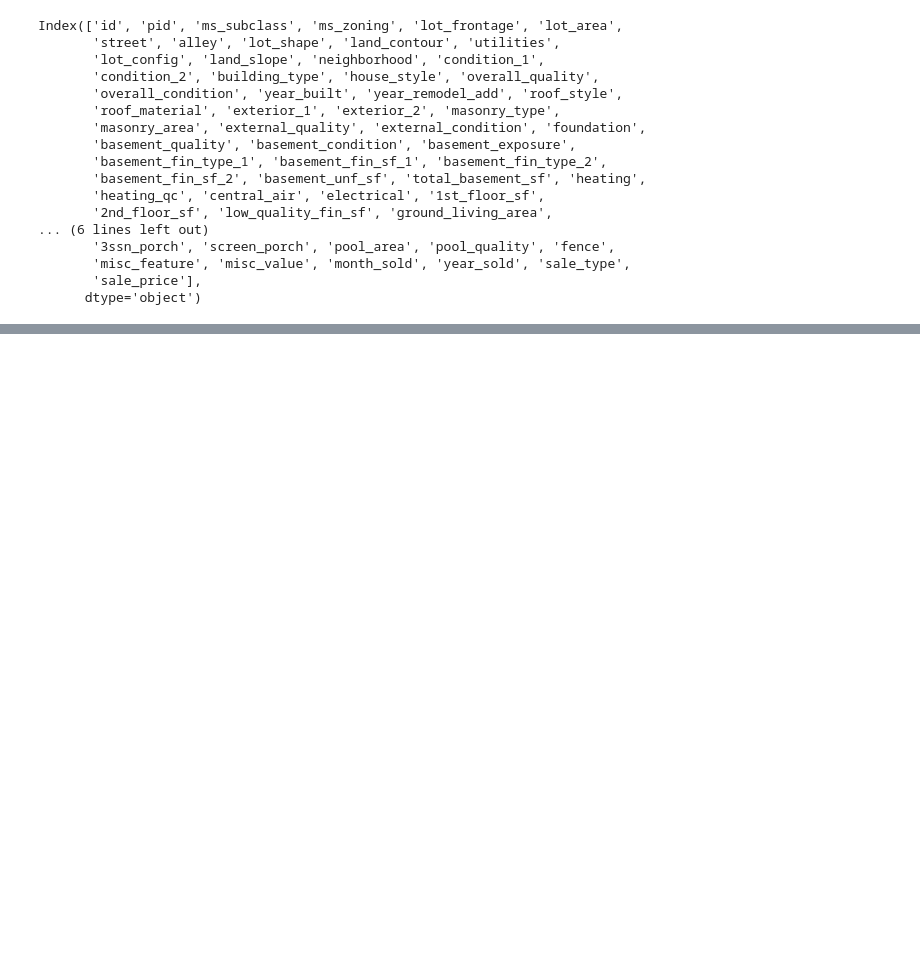
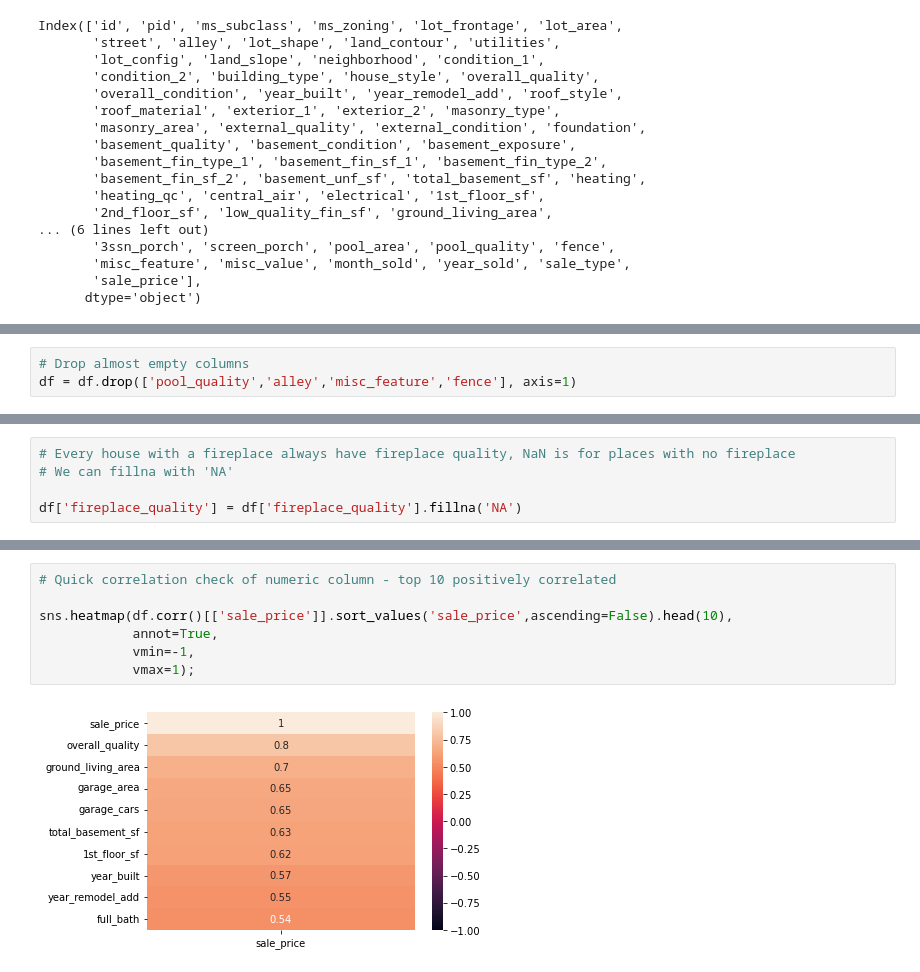
Before and after one commit to krisgch/dsi_project_ames, a Jupyter notebook: ames_data_cleaning.ipynb, the cells around one changed output, grey strips where cells are left out. Drawn from its saved outputs; the diff is of its cells as text; blank space fills up the shorter version.

```diff
--- a/ames_data_cleaning.ipynb
+++ b/ames_data_cleaning.ipynb
@@ -221,0 +251,3 @@ target_var = ['sale_price']
+# %%
+# Drop almost empty columns
+df = df.drop(['pool_quality','alley','misc_feature','fence'], axis=1)
@@ -221,0 +279,5 @@ target_var = ['sale_price']
+# %%
+# Every house with a fireplace always have fireplace quality, NaN is for places with no fireplace
+# We can fillna with 'NA'
+
+df['fireplace_quality'] = df['fireplace_quality'].fillna('NA')
@@ -221,0 +358,9 @@ target_var = ['sale_price']
+# %%
+# Quick correlation check of numeric column - top 10 positively correlated
+
+sns.heatmap(df.corr()[['sale_price']].sort_values('sale_price',ascending=False).head(10),
+            annot=True,
+            vmin=-1,
+            vmax=1);
+# %% [output]
+[figure, added]
```
Also changed, not shown: parts of 14 cells of this notebook.
